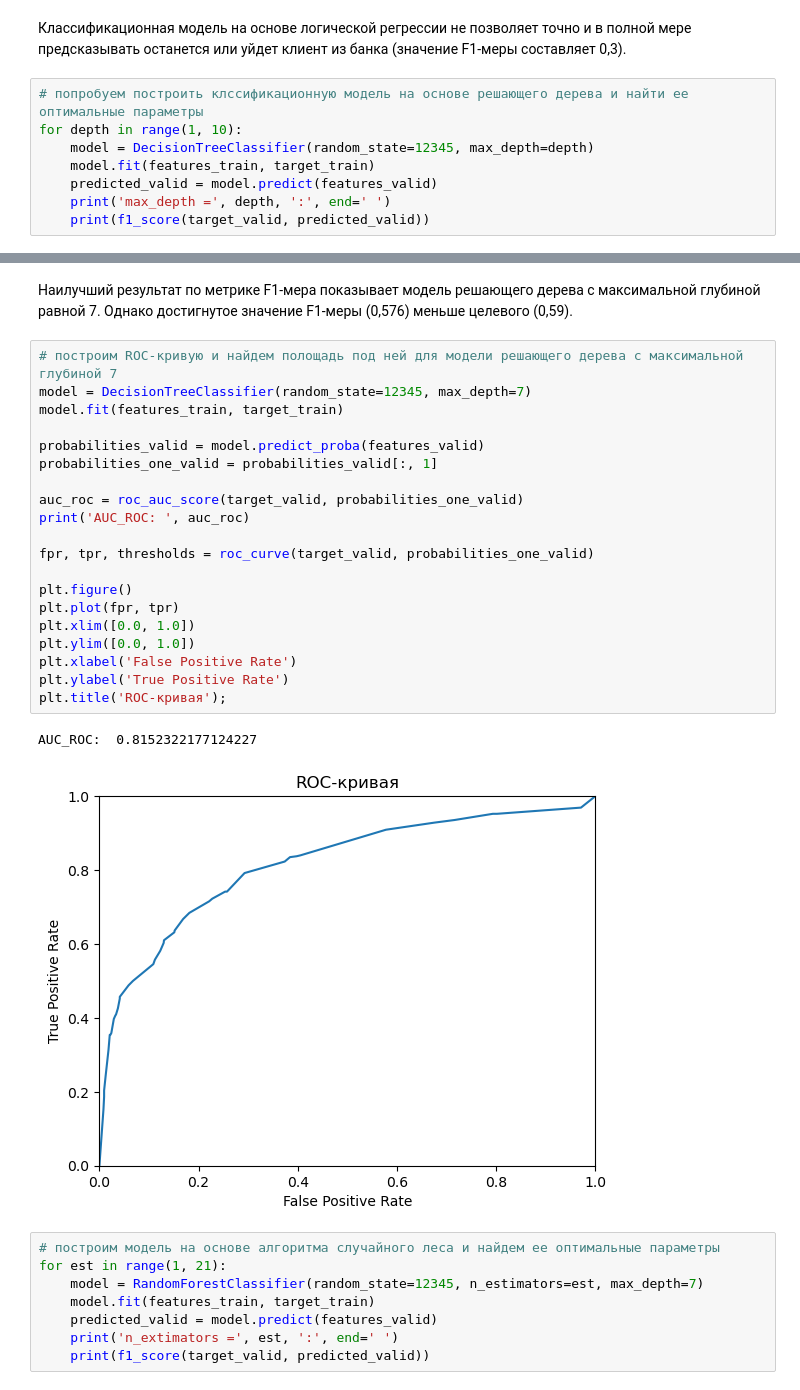
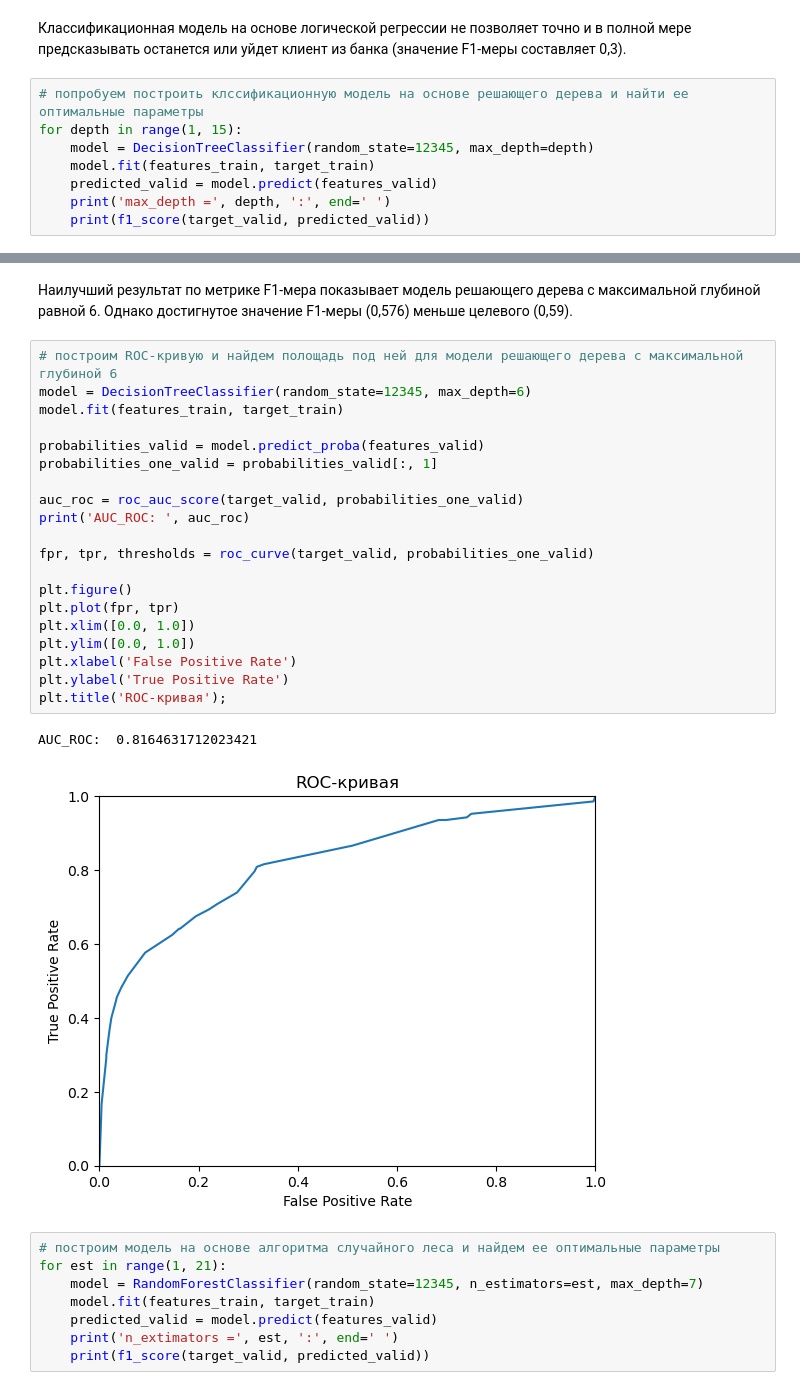
Before and after one commit to irinazubatkina/supervised-learning, a Jupyter notebook: projectSL.ipynb, the cells around one changed output, grey strips where cells are left out. Drawn from its saved outputs; the diff is of its cells as text.

Commit message:
DecesionTreeClassifier change parameters

```diff
--- a/projectSL.ipynb
+++ b/projectSL.ipynb
@@ -186,7 +186,7 @@ AUC_ROC:  0.7584079869827424
 Классификационная модель на основе логической регрессии не позволяет точно и в полной мере предсказывать останется или уйдет клиент из банка (значение F1-меры составляет 0,3).
 # %%
 # попробуем построить клссификационную модель на основе решающего дерева и найти ее оптимальные параметры
-for depth in range(1, 10):
+for depth in range(1, 15):
     model = DecisionTreeClassifier(random_state=12345, max_depth=depth)
     model.fit(features_train, target_train)
     predicted_valid = model.predict(features_valid)
@@ -205,28 +210,28 @@ max_depth = 9 : 0.5722543352601155
 # %% [markdown]
-Наилучший результат по метрике F1-мера показывает модель решающего дерева с максимальной глубиной равной 7. Однако достигнутое значение F1-меры (0,576) меньше целевого (0,59).
+Наилучший результат по метрике F1-мера показывает модель решающего дерева с максимальной глубиной равной 6. Однако достигнутое значение F1-меры (0,576) меньше целевого (0,59).
 # %%
-# построим ROC-кривую и найдем полощадь под ней для модели решающего дерева с максимальной глубиной 7
-model = DecisionTreeClassifier(random_state=12345, max_depth=7)
+# построим ROC-кривую и найдем полощадь под ней для модели решающего дерева с максимальной глубиной 6
+model = DecisionTreeClassifier(random_state=12345, max_depth=6)
 model.fit(features_train, target_train)
 
 probabilities_valid = model.predict_proba(features_valid)
 probabilities_one_valid = probabilities_valid[:, 1]
 
 auc_roc = roc_auc_score(target_valid, probabilities_one_valid)
 print('AUC_ROC: ', auc_roc)
 
 fpr, tpr, thresholds = roc_curve(target_valid, probabilities_one_valid)
 
 plt.figure()
 plt.plot(fpr, tpr)
 plt.xlim([0.0, 1.0])
 plt.ylim([0.0, 1.0])
 plt.xlabel('False Positive Rate')
 plt.ylabel('True Positive Rate')
 plt.title('ROC-кривая');
 # %% [output]
-AUC_ROC:  0.8152322177124227
+AUC_ROC:  0.8164631712023421
-[figure, old version]
+[figure, new version]
 # %%
 # построим модель на основе алгоритма случайного леса и найдем ее оптимальные параметры
 for est in range(1, 21):
```
Also changed, not shown: parts of 1 cell of this notebook.
